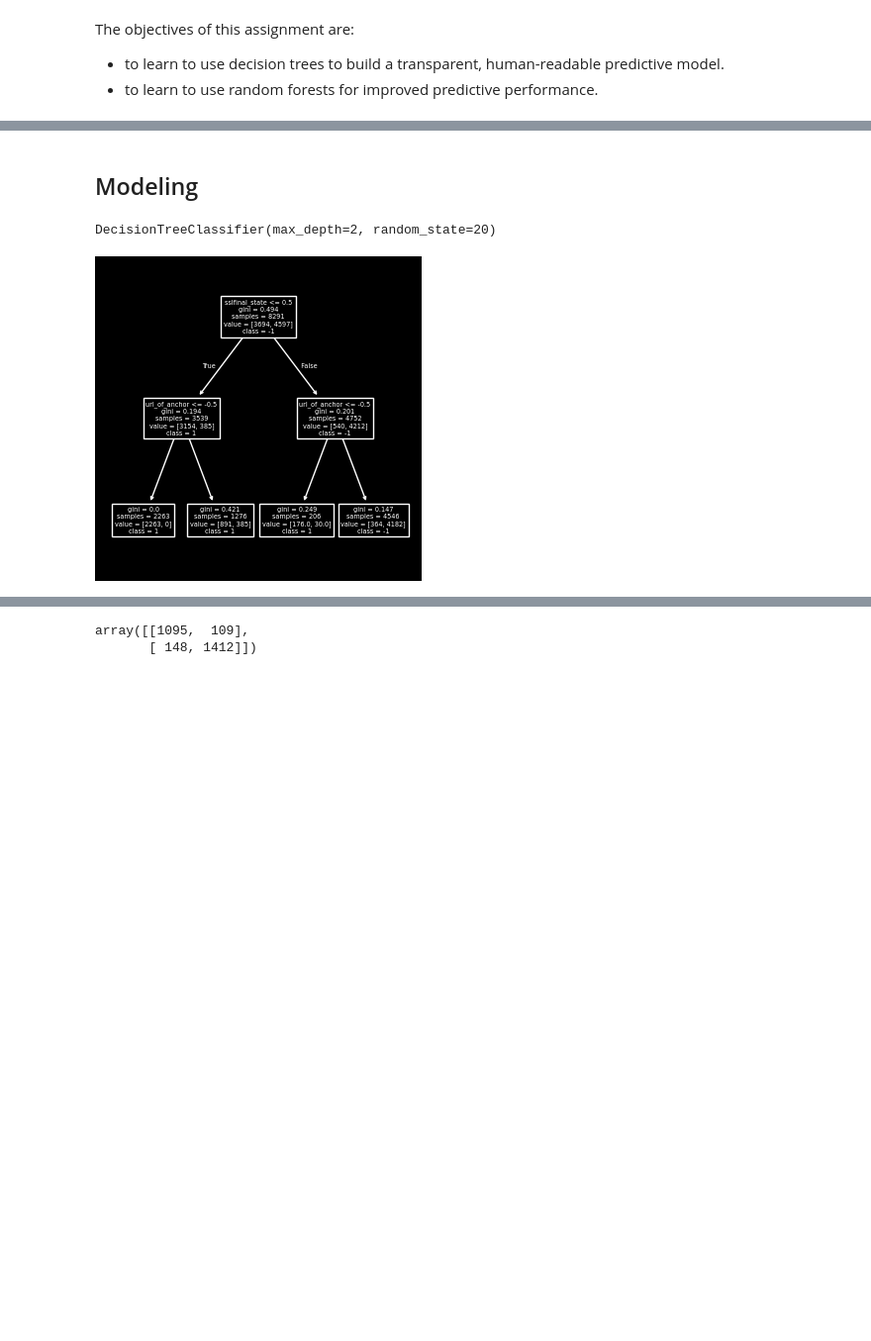
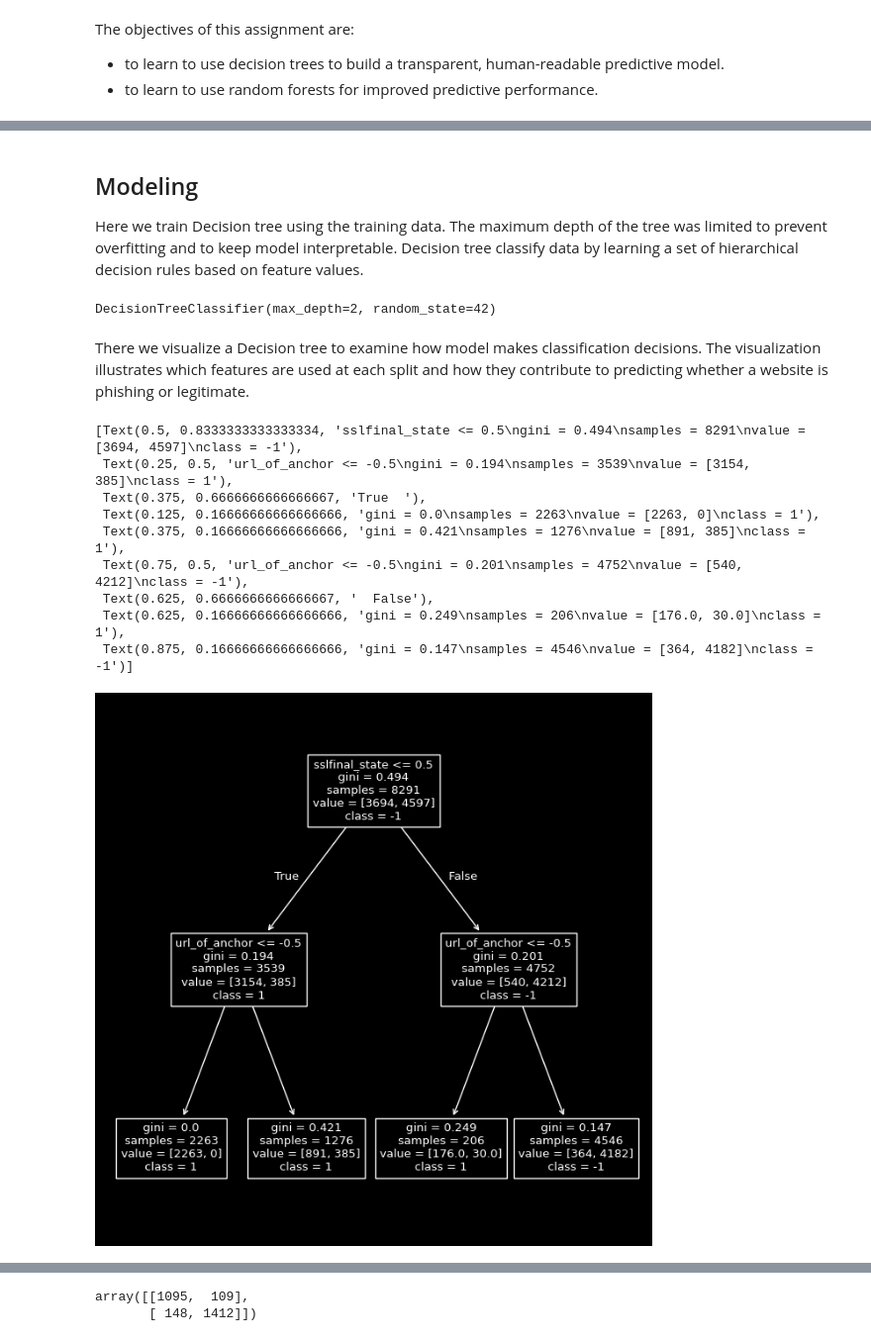
Before and after one commit to TheZink/MLL, a Jupyter notebook: Documents/DecisionTreesRandomForests/decision_trees_random_forests.ipynb, the cells around one changed output, grey strips where cells are left out. Shown at 99% size. Drawn from its saved outputs; the diff is of its cells as text; code cells hidden in the pictures; blank space fills up the shorter version.

```diff
--- a/Documents/DecisionTreesRandomForests/decision_trees_random_forests.ipynb
+++ b/Documents/DecisionTreesRandomForests/decision_trees_random_forests.ipynb
@@ -33,5 +41,3 @@ data.head()
 # %%
 X = data.drop(['result'], axis = 1)
-y = data['result'].astype('category')
-X_train, X_test, y_train, y_test = train_test_split(X, y, test_size=0.25, random_state=20)
-print(X_train.shape, y_train.shape, X_test.shape, y_test.shape)
+y = data['result']
@@ -40,12 +49,25 @@ print(X_train.shape, y_train.shape, X_test.shape, y_test.shape)
 # %% [markdown]
 ## Modeling
+
+Here we train Decision tree using the training data. The maximum depth of the tree was limited to prevent overfitting and to keep model interpretable. Decision tree classify data by learning a set of hierarchical decision rules based on feature values.
-# %%
-model = DecisionTreeClassifier(max_depth=2, random_state=20)
-model.fit(X_train, y_train)
-# %% [output]
-DecisionTreeClassifier(max_depth=2, random_state=20)
-# %%
-fig = plt.figure(figsize=(4, 4))
-plot_tree(model, feature_names = X.keys(), class_names = ['1', '-1', '0'])
-# %% [output]
-[figure, removed]
+# %%
+dc_model = DecisionTreeClassifier(max_depth=2, random_state=42)
+dc_model.fit(X_train, y_train)
+# %% [output]
+DecisionTreeClassifier(max_depth=2, random_state=42)
+# %% [markdown]
+There we visualize a Decision tree to examine how model makes classification decisions. The visualization illustrates which features are used at each split and how they contribute to predicting whether a website is phishing or legitimate.
+# %%
+dc_fig = plt.figure(figsize=(8, 8))
+plot_tree(dc_model, feature_names = X.keys(), class_names = ['1', '-1'])
+# %% [output]
+[Text(0.5, 0.8333333333333334, 'sslfinal_state <= 0.5\ngini = 0.494\nsamples = 8291\nvalue = [3694, 4597]\nclass = -1'),
+ Text(0.25, 0.5, 'url_of_anchor <= -0.5\ngini = 0.194\nsamples = 3539\nvalue = [3154, 385]\nclass = 1'),
+ Text(0.375, 0.6666666666666667, 'True  '),
+ Text(0.125, 0.16666666666666666, 'gini = 0.0\nsamples = 2263\nvalue = [2263, 0]\nclass = 1'),
+ Text(0.375, 0.16666666666666666, 'gini = 0.421\nsamples = 1276\nvalue = [891, 385]\nclass = 1'),
+ Text(0.75, 0.5, 'url_of_anchor <= -0.5\ngini = 0.201\nsamples = 4752\nvalue = [540, 4212]\nclass = -1'),
+ Text(0.625, 0.6666666666666667, '  False'),
+ Text(0.625, 0.16666666666666666, 'gini = 0.249\nsamples = 206\nvalue = [176.0, 30.0]\nclass = 1'),
+ Text(0.875, 0.16666666666666666, 'gini = 0.147\nsamples = 4546\nvalue = [364, 4182]\nclass = -1')]
+[figure, added]
```
Also changed, not shown: parts of 16 cells of this notebook.
